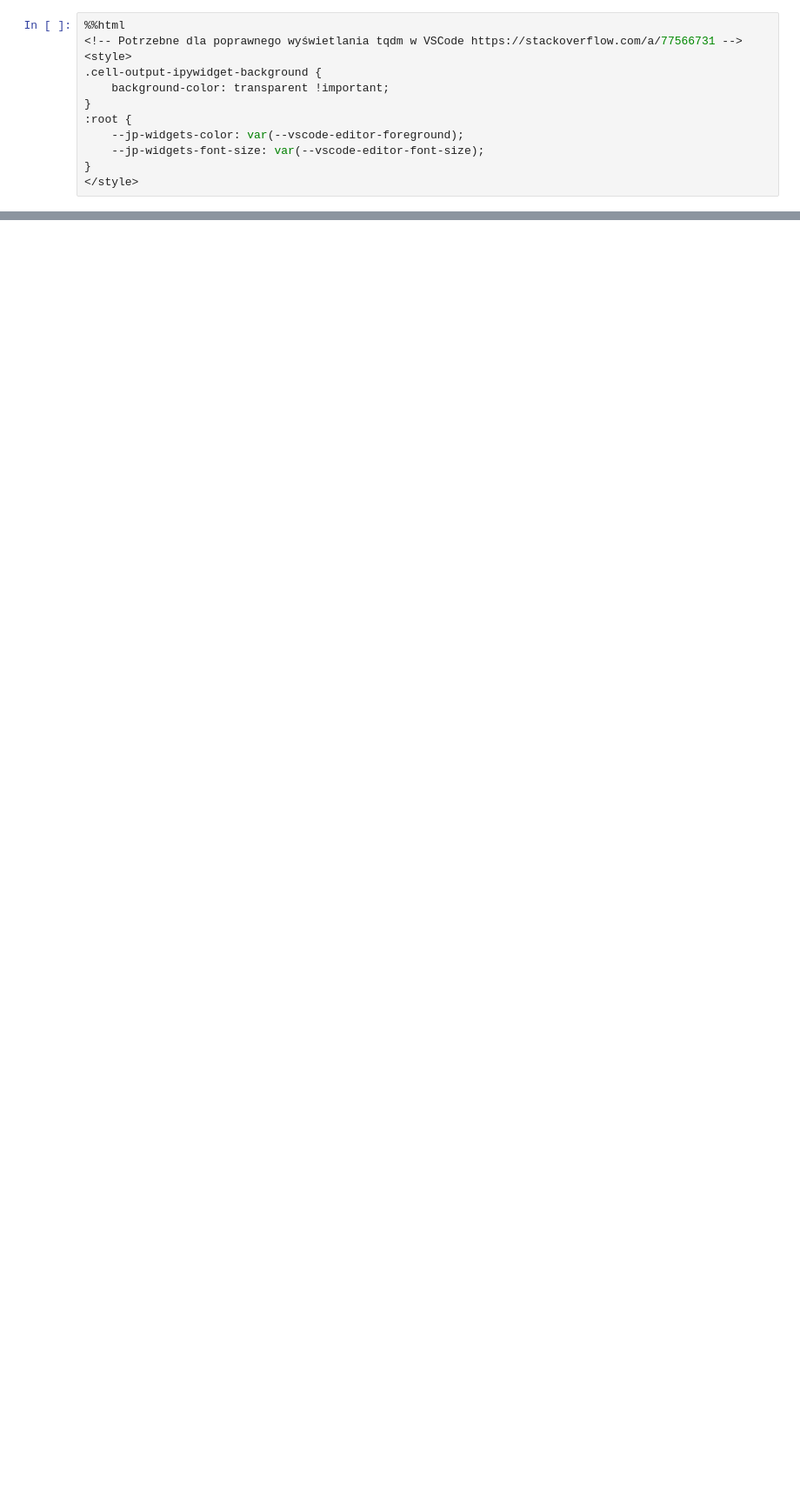
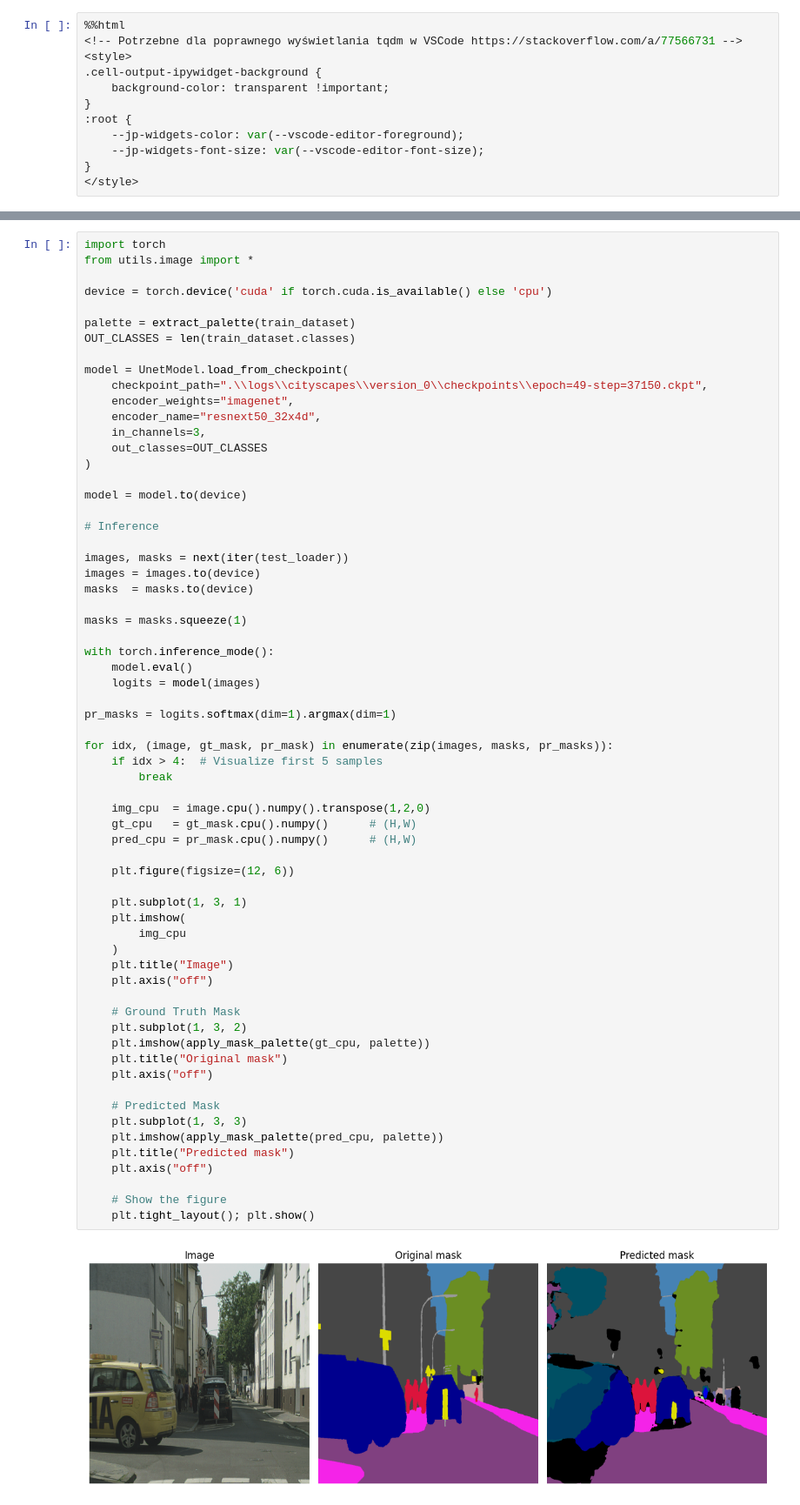
Before and after one commit to prax19/masters-project, a Jupyter notebook: usage_notebook.ipynb, the cells around one changed output, grey strips where cells are left out. Shown at 87% size. Drawn from its saved outputs; the diff is of its cells as text; blank space fills up the shorter version.

Commit message:
add `segmentation_models_pytorch` and `pytorch_lightning` libraries usage

```diff
--- a/usage_notebook.ipynb
+++ b/usage_notebook.ipynb
@@ -159,0 +317,66 @@ generate_segmentation_mask_file(
+# %%
+import torch
+from utils.image import *
+
+device = torch.device('cuda' if torch.cuda.is_available() else 'cpu')
+
+palette = extract_palette(train_dataset)
+OUT_CLASSES = len(train_dataset.classes)
+
+model = UnetModel.load_from_checkpoint(
+    checkpoint_path=".\\logs\\cityscapes\\version_0\\checkpoints\\epoch=49-step=37150.ckpt",
+    encoder_weights="imagenet",
+    encoder_name="resnext50_32x4d",
+    in_channels=3,
+    out_classes=OUT_CLASSES
+)
+
+model = model.to(device)
+
+# Inference
+
+images, masks = next(iter(test_loader))
+images = images.to(device)
+masks  = masks.to(device)
+
+masks = masks.squeeze(1)
+
+with torch.inference_mode():
+    model.eval()
+    logits = model(images)
+
+pr_masks = logits.softmax(dim=1).argmax(dim=1)
+
+for idx, (image, gt_mask, pr_mask) in enumerate(zip(images, masks, pr_masks)):
+    if idx > 4:  # Visualize first 5 samples
+        break
+
+    img_cpu  = image.cpu().numpy().transpose(1,2,0)
+    gt_cpu   = gt_mask.cpu().numpy()      # (H,W)
+    pred_cpu = pr_mask.cpu().numpy()      # (H,W)
+
+    plt.figure(figsize=(12, 6))
+
+    plt.subplot(1, 3, 1)
+    plt.imshow(
+        img_cpu
+    )
+    plt.title("Image")
+    plt.axis("off")
+
+    # Ground Truth Mask
+    plt.subplot(1, 3, 2)
+    plt.imshow(apply_mask_palette(gt_cpu, palette))
+    plt.title("Original mask")
+    plt.axis("off")
+
+    # Predicted Mask
+    plt.subplot(1, 3, 3)
+    plt.imshow(apply_mask_palette(pred_cpu, palette))
+    plt.title("Predicted mask")
+    plt.axis("off")
+
+    # Show the figure
+    plt.tight_layout(); plt.show()
+# %% [output]
+[figure, added]
```
Also changed, not shown: parts of 16 cells of this notebook, 9 other files.
